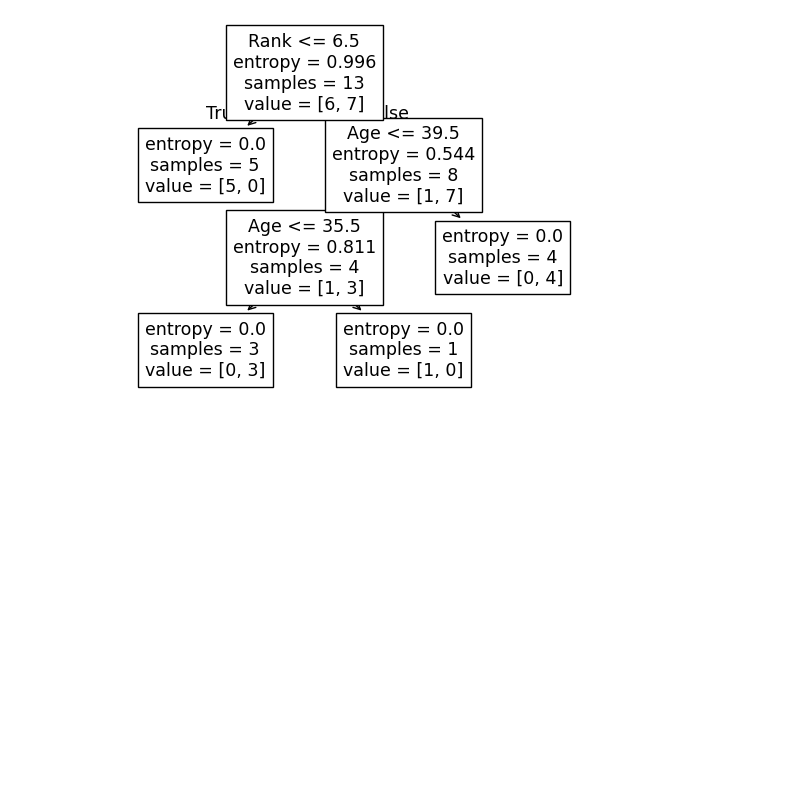
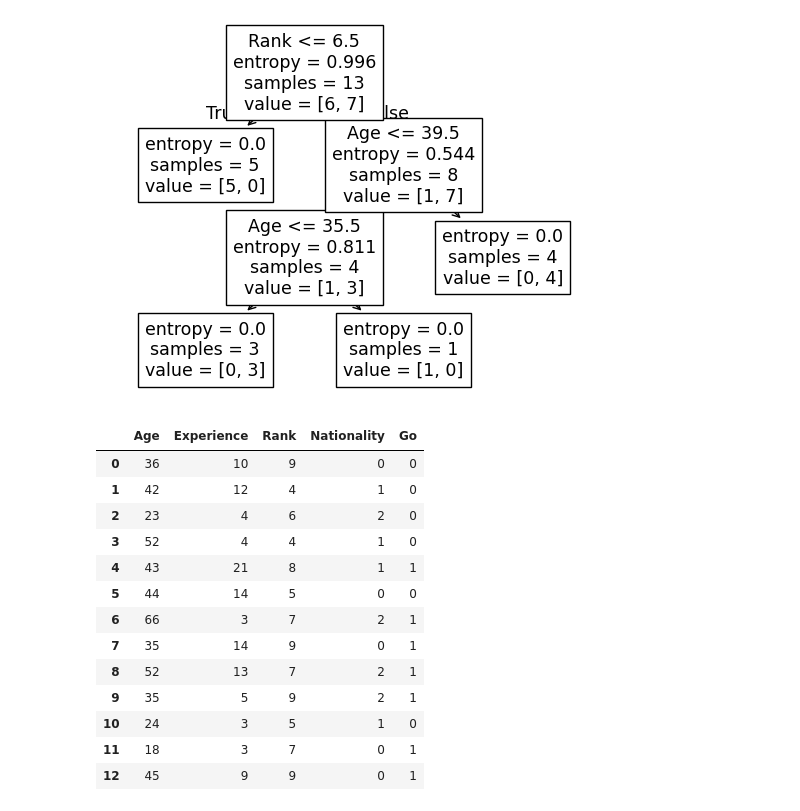
Before and after one commit to safwannuddin/ML-Intro, a Jupyter notebook: ML-Lab-internal.ipynb, the cells around one changed output. Cells and saved outputs as stored; diff of their text form; code cells hidden in the pictures; blank space fills up the shorter version.

```diff
--- a/ML-Lab-internal.ipynb
+++ b/ML-Lab-internal.ipynb
@@ -50,3 +50,20 @@ tree.plot_tree(clf, feature_names=features)
  Text(0.6, 0.125, 'entropy = 0.0\nsamples = 1\nvalue = [1, 0]'),
  Text(0.8, 0.375, 'entropy = 0.0\nsamples = 4\nvalue = [0, 4]')]
 [figure]
+# %%
+df
+# %% [output]
+|  | Age | Experience | Rank | Nationality | Go |
+| 0 | 36 | 10 | 9 | 0 | 0 |
+| 1 | 42 | 12 | 4 | 1 | 0 |
+| 2 | 23 | 4 | 6 | 2 | 0 |
+| 3 | 52 | 4 | 4 | 1 | 0 |
+| 4 | 43 | 21 | 8 | 1 | 1 |
+| 5 | 44 | 14 | 5 | 0 | 0 |
+| 6 | 66 | 3 | 7 | 2 | 1 |
+| 7 | 35 | 14 | 9 | 0 | 1 |
+| 8 | 52 | 13 | 7 | 2 | 1 |
+| 9 | 35 | 5 | 9 | 2 | 1 |
+| 10 | 24 | 3 | 5 | 1 | 0 |
+| 11 | 18 | 3 | 7 | 0 | 1 |
+| 12 | 45 | 9 | 9 | 0 | 1 |
```
Also changed, not shown: parts of 2 cells of this notebook.
